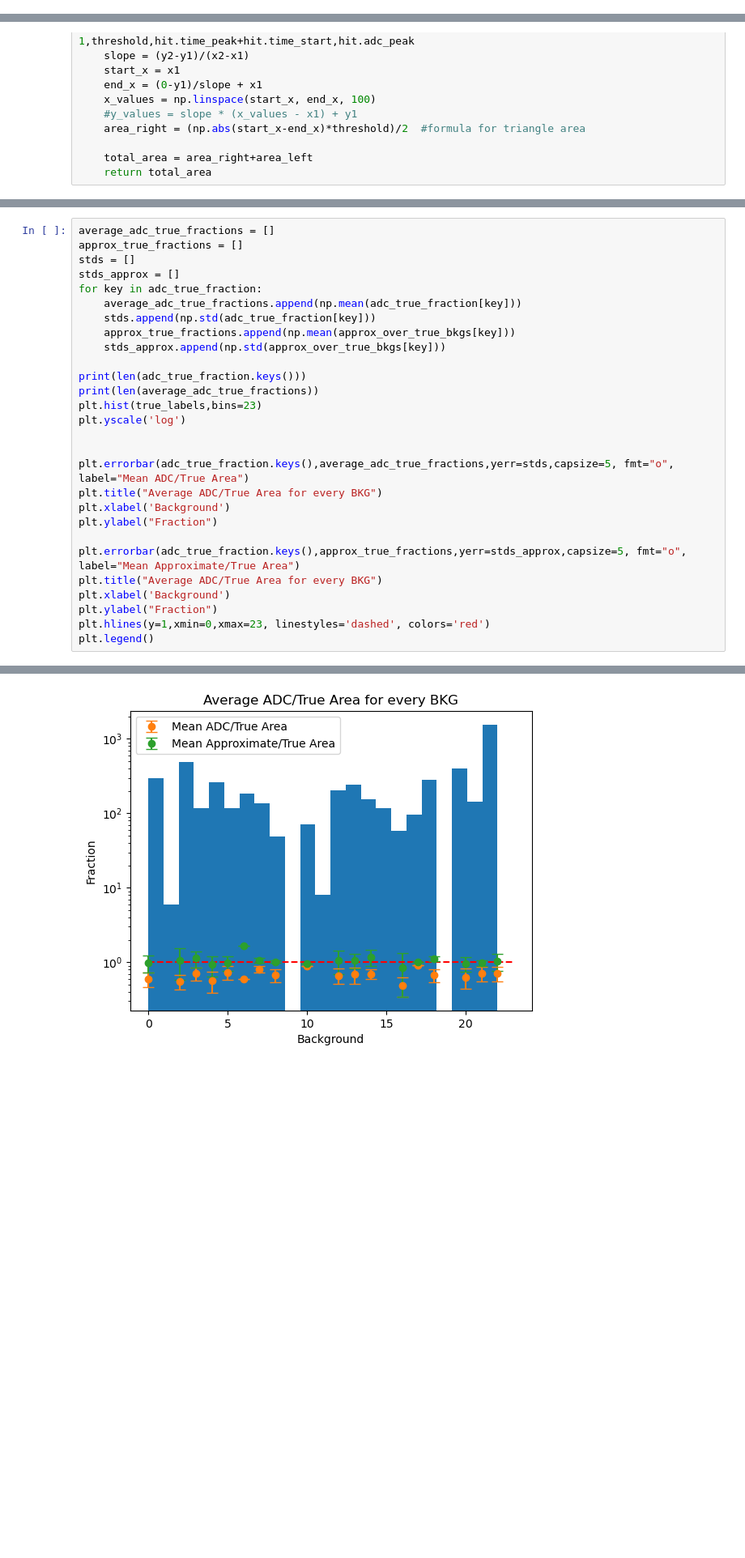
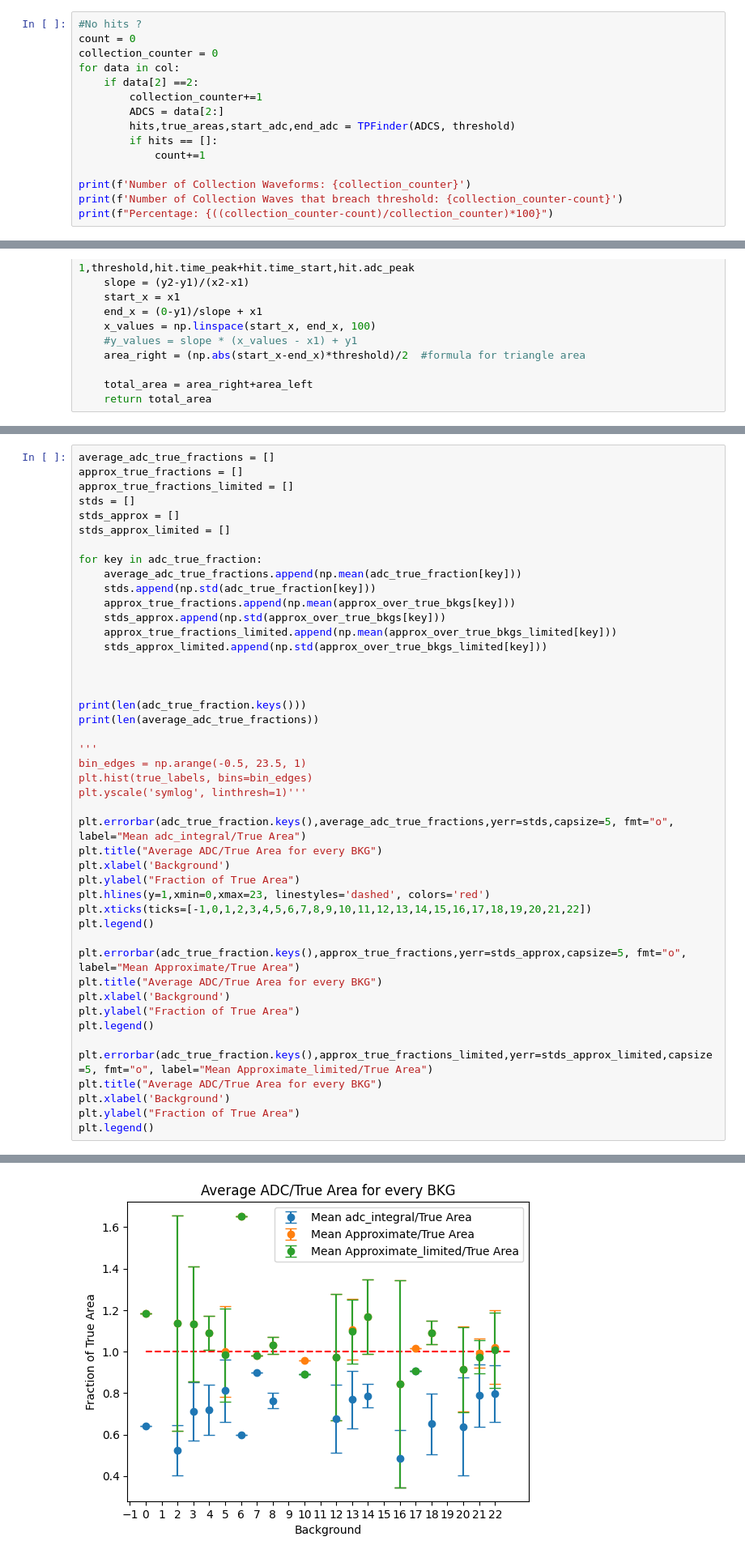
Before and after one commit to dune-sn-online-pointing/tp-generator, a Jupyter notebook: generateTpsFromWfs.ipynb, the cells around one changed output, grey strips where cells are left out. Shown at 81% size. Cells and saved outputs as stored; diff of their text form; blank space fills up the shorter version.

Commit message:
adc_integral

```diff
--- a/generateTpsFromWfs.ipynb
+++ b/generateTpsFromWfs.ipynb
@@ -105,3 +102,18 @@ col = np.loadtxt("/eos/user/e/evilla/dune/sn-data/waveforms_withBkg_noNoise_noPe
 ind = np.loadtxt("data/PedSubWaveform_Induction_Dump.txt")
 event = 1
 threshold = 30
+# %%
+#No hits ?
+count = 0
+collection_counter = 0
+for data in col:
+    if data[2] ==2:
+        collection_counter+=1
+        ADCS = data[2:]
+        hits,true_areas,start_adc,end_adc = TPFinder(ADCS, threshold)
+        if hits == []:
+            count+=1
+
+print(f'Number of Collection Waveforms: {collection_counter}')
+print(f'Number of Collection Waves that breach threshold: {collection_counter-count}')
+print(f"Percentage: {((collection_counter-count)/collection_counter)*100}")
@@ -194,36 +282,53 @@ for data in col:
 # %%
 average_adc_true_fractions = []
 approx_true_fractions = []
+approx_true_fractions_limited = []
 stds = []
 stds_approx = []
+stds_approx_limited = []
+
 for key in adc_true_fraction:
     average_adc_true_fractions.append(np.mean(adc_true_fraction[key]))
     stds.append(np.std(adc_true_fraction[key]))
     approx_true_fractions.append(np.mean(approx_over_true_bkgs[key]))
     stds_approx.append(np.std(approx_over_true_bkgs[key]))
+    approx_true_fractions_limited.append(np.mean(approx_over_true_bkgs_limited[key]))
+    stds_approx_limited.append(np.std(approx_over_true_bkgs_limited[key]))
+
+
 
 print(len(adc_true_fraction.keys()))
 print(len(average_adc_true_fractions))
-plt.hist(true_labels,bins=23)
-plt.yscale('log')
 
+'''
+bin_edges = np.arange(-0.5, 23.5, 1)
+plt.hist(true_labels, bins=bin_edges)
+plt.yscale('symlog', linthresh=1)'''
 
-plt.errorbar(adc_true_fraction.keys(),average_adc_true_fractions,yerr=stds,capsize=5, fmt="o", label="Mean ADC/True Area")
+plt.errorbar(adc_true_fraction.keys(),average_adc_true_fractions,yerr=stds,capsize=5, fmt="o", label="Mean adc_integral/True Area")
 plt.title("Average ADC/True Area for every BKG")
 plt.xlabel('Background')
-plt.ylabel("Fraction")
+plt.ylabel("Fraction of True Area")
+plt.hlines(y=1,xmin=0,xmax=23, linestyles='dashed', colors='red')
+plt.xticks(ticks=[-1,0,1,2,3,4,5,6,7,8,9,10,11,12,13,14,15,16,17,18,19,20,21,22])
+plt.legend()
 
 plt.errorbar(adc_true_fraction.keys(),approx_true_fractions,yerr=stds_approx,capsize=5, fmt="o", label="Mean Approximate/True Area")
 plt.title("Average ADC/True Area for every BKG")
 plt.xlabel('Background')
-plt.ylabel("Fraction")
-plt.hlines(y=1,xmin=0,xmax=23, linestyles='dashed', colors='red')
+plt.ylabel("Fraction of True Area")
 plt.legend()
+
+plt.errorbar(adc_true_fraction.keys(),approx_true_fractions_limited,yerr=stds_approx_limited,capsize=5, fmt="o", label="Mean Approximate_limited/True Area")
+plt.title("Average ADC/True Area for every BKG")
+plt.xlabel('Background')
+plt.ylabel("Fraction of True Area")
+plt.legend()
 # %% [output]
 24
 24
 <matplotlib.legend.Legend at 0x...>
-[figure, old version]
+[figure, new version]
 # %%
 # Number of plots
 num_plots = 23
```
Also changed, not shown: parts of 10 cells of this notebook, 25 other files.
